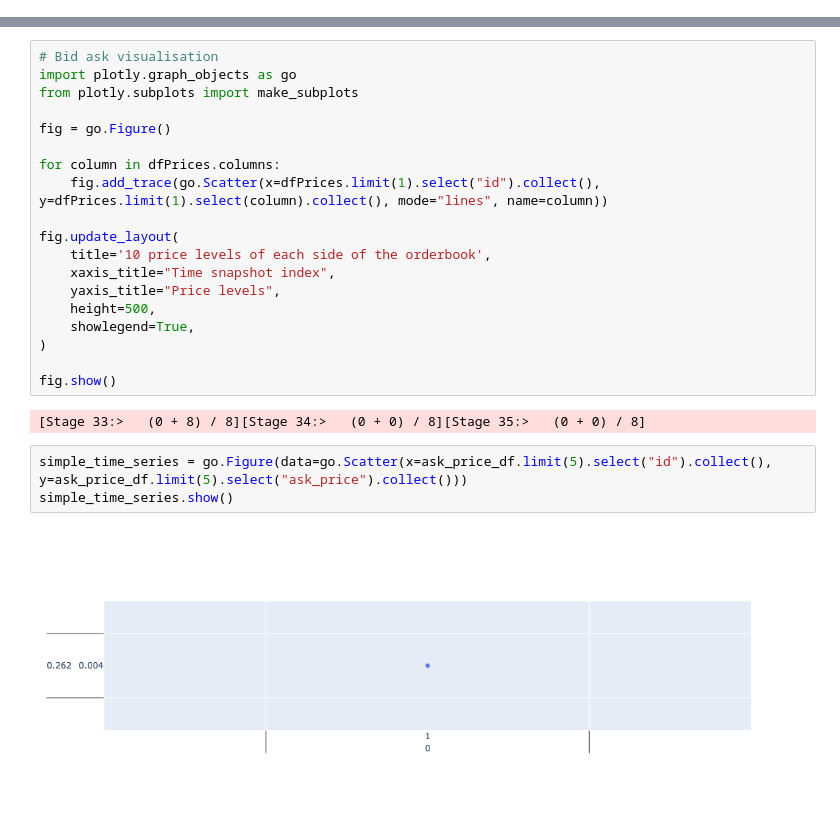
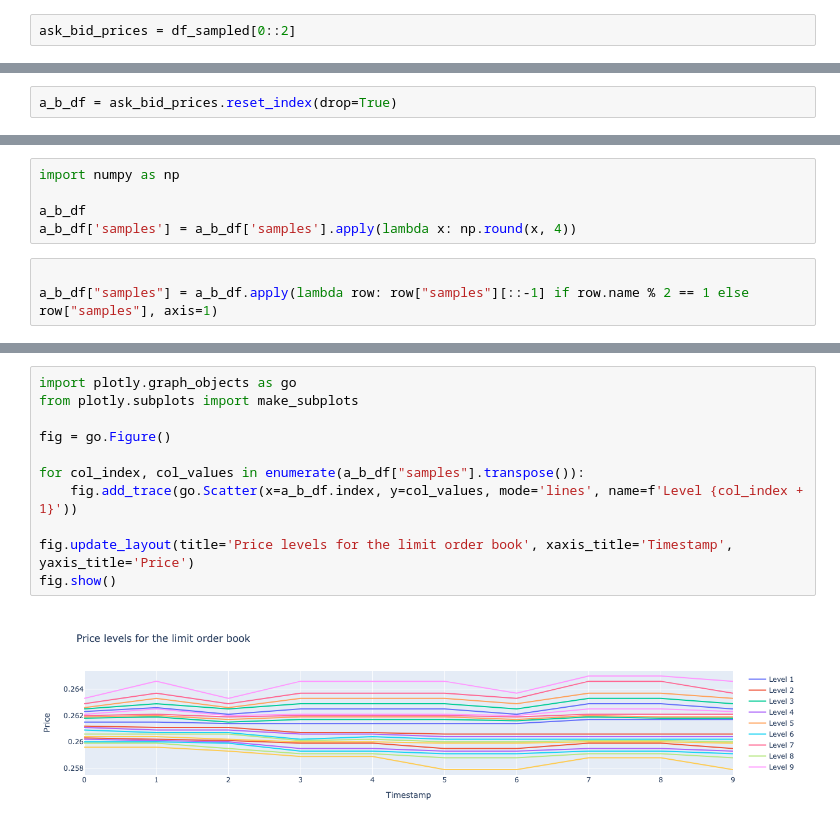
Before and after one commit to DneshP/quantitative-analysis, a Jupyter notebook: limitOrderBookBenchmarkAnalysis.ipynb, the cells around one changed output, grey strips where cells are left out. Saved outputs shown, nothing was run; the diff lists cells and outputs as text.

```diff
--- a/limitOrderBookBenchmarkAnalysis.ipynb
+++ b/limitOrderBookBenchmarkAnalysis.ipynb
@@ -155,0 +76,2 @@ dfVolumes = bid_volume_df.join(ask_volume_df, on="id", how="outer")
+# %%
+ask_bid_prices = df_sampled[0::2]
@@ -155,0 +80,2 @@ dfVolumes = bid_volume_df.join(ask_volume_df, on="id", how="outer")
+# %%
+a_b_df = ask_bid_prices.reset_index(drop=True)
@@ -155,0 +86,8 @@ dfVolumes = bid_volume_df.join(ask_volume_df, on="id", how="outer")
+# %%
+import numpy as np
+
+a_b_df
+a_b_df['samples'] = a_b_df['samples'].apply(lambda x: np.round(x, 4))
+# %%
+
+a_b_df["samples"] = a_b_df.apply(lambda row: row["samples"][::-1] if row.name % 2 == 1 else row["samples"], axis=1)
@@ -156,26 +114,13 @@ dfVolumes = bid_volume_df.join(ask_volume_df, on="id", how="outer")
 # %%
-# Bid ask visualisation
 import plotly.graph_objects as go
 from plotly.subplots import make_subplots
 
 fig = go.Figure()
 
-for column in dfPrices.columns:
-    fig.add_trace(go.Scatter(x=dfPrices.limit(1).select("id").collect(), y=dfPrices.limit(1).select(column).collect(), mode="lines", name=column))
+for col_index, col_values in enumerate(a_b_df["samples"].transpose()):
+    fig.add_trace(go.Scatter(x=a_b_df.index, y=col_values, mode='lines', name=f'Level {col_index + 1}'))
 
-fig.update_layout(
-    title='10 price levels of each side of the orderbook',
-    xaxis_title="Time snapshot index",
-    yaxis_title="Price levels",
-    height=500,
-    showlegend=True,
-)
-
+fig.update_layout(title='Price levels for the limit order book', xaxis_title='Timestamp', yaxis_title='Price')
 fig.show()
 # %% [output]
-[Stage 33:>   (0 + 8) / 8][Stage 34:>   (0 + 0) / 8][Stage 35:>   (0 + 0) / 8]
+[figure, added]
-# %%
-simple_time_series = go.Figure(data=go.Scatter(x=ask_price_df.limit(5).select("id").collect(), y=ask_price_df.limit(5).select("ask_price").collect()))
-simple_time_series.show()
-# %% [output]
-[figure, removed]
```
Also changed, not shown: parts of 18 cells of this notebook.
